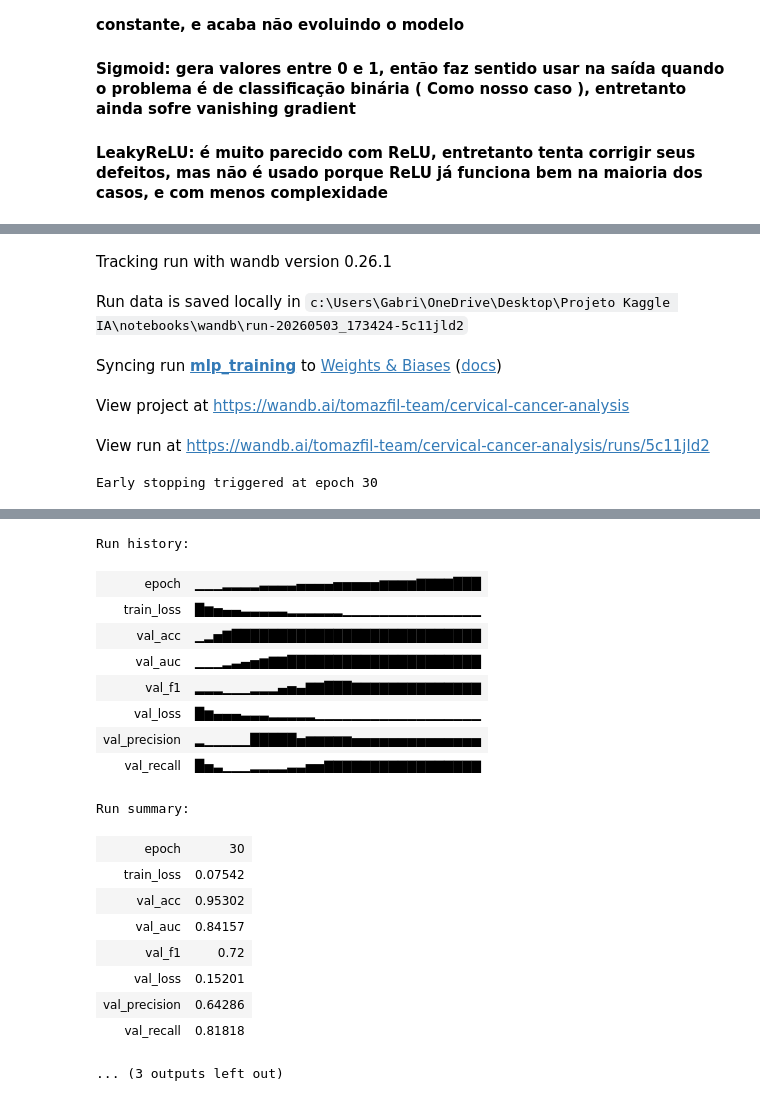
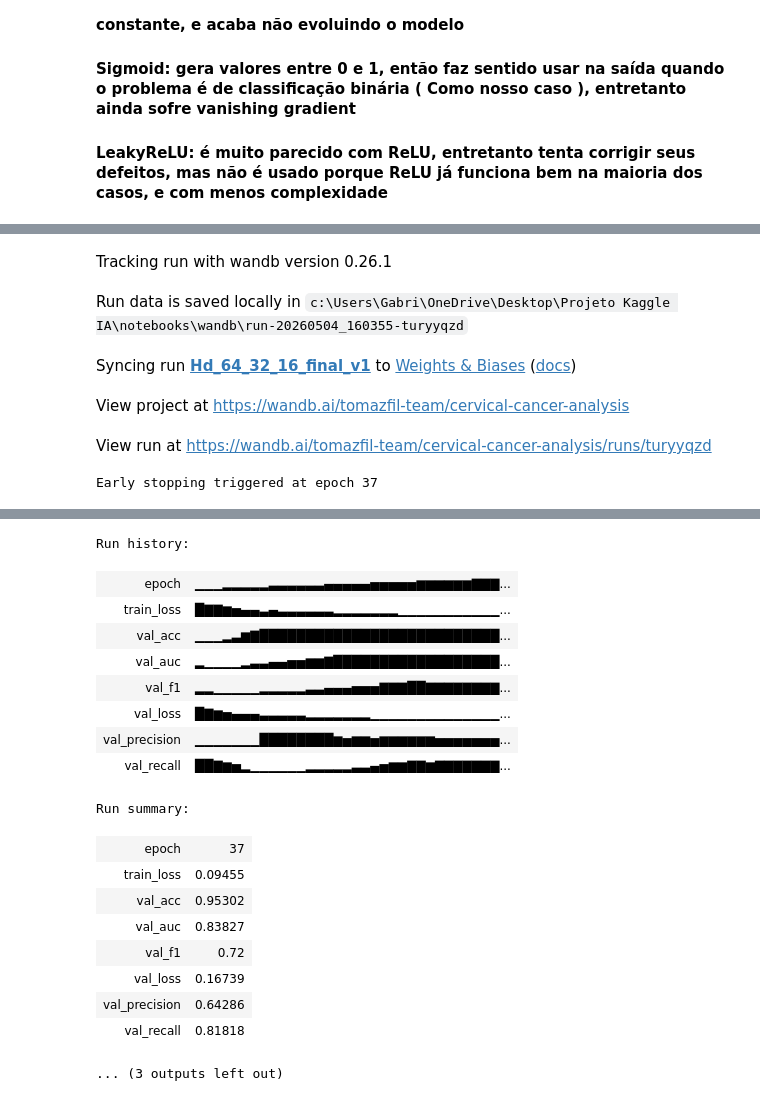
Before and after one commit to GabrielH20/Projeto-Kaggle-IA, a Jupyter notebook: notebooks/note_pipeline_mlops.ipynb, the cells around one changed output, grey strips where cells are left out. Saved outputs shown, nothing was run; the diff lists cells and outputs as text; code cells hidden in the pictures.

```diff
--- a/notebooks/note_pipeline_mlops.ipynb
+++ b/notebooks/note_pipeline_mlops.ipynb
@@ -57,9 +56,9 @@ config = {
         "imputation_strategy": "median"
     },
     "model": {
-        "hidden_sizes": [64, 32],
-        "dropout": 0.2,
-        "learning_rate": 0.001,
+        "hidden_sizes": [64,32,16],
+        "dropout": 0.3,
+        "learning_rate": 0.0005,
         "batch_size": 32,
         "epochs": 100,
         "early_stopping_patience": 10
@@ -285,29 +290,39 @@ class MLP(nn.Module):
 # %%
 def prepare_dataloaders(train_df, test_df, target_col, batch_size):
+    #Separate the target column and transform it through reshaping
     X_train = train_df.drop(columns=[target_col]).values.astype(np.float32)
     y_train = train_df[target_col].values.astype(np.float32).reshape(-1, 1)
     X_test = test_df.drop(columns=[target_col]).values.astype(np.float32)
     y_test = test_df[target_col].values.astype(np.float32).reshape(-1, 1)
 
+    #Data normalization
     scaler = RobustScaler()
     X_train = scaler.fit_transform(X_train)
     X_test = scaler.transform(X_test)
 
+    #Convert numpy arrays to PyTorch tensors
     train_dataset = TensorDataset(torch.tensor(X_train), torch.tensor(y_train))
     test_dataset = TensorDataset(torch.tensor(X_test), torch.tensor(y_test))
 
+    #Number of samples per batch
     train_loader = DataLoader(train_dataset, batch_size=batch_size, shuffle=True)
     test_loader = DataLoader(test_dataset, batch_size=batch_size, shuffle=False)
 
     return train_loader, test_loader, scaler
 
 def train_model(config, train_loader, test_loader, input_dim):
+    #Selecting the CPU to use
     device = torch.device("cuda" if torch.cuda.is_available() else "cpu")
+    #Create the template with the configuration settings
     model = MLP(input_dim, config['model']['hidden_sizes'], dropout=config['model']['dropout']).to(device)
-    criterion = nn.BCEWithLogitsLoss()
+
+    #Apply Sigmoid, transforming the outputs into probability [0,1]
+    criterion = nn.BCEWithLogitsLoss() #combina sigmoid + BCE
+    #Optimization through Learning Rate
     optimizer = optim.Adam(model.parameters(), lr=config['model']['learning_rate'])
 
-    best_loss = float('inf')
+    #Early Stopping
+    best_loss = float('inf') #Para comparação com val_loss
     patience = config['model']['early_stopping_patience']
     counter = 0
 
@@ -324,6 +339,7 @@ def train_model(config, train_loader, test_loader, input_dim):
             loss.backward()
             optimizer.step()
             train_loss += loss.item() * X_batch.size(0)
+        #Train_loss is used to see how much the model is improving over time; if there are no significant changes in the decrease in value, it means overlifting.
         train_loss /= len(train_loader.dataset)
 
         model.eval()
@@ -338,11 +354,11 @@ def train_model(config, train_loader, test_loader, input_dim):
                 X_batch, y_batch = X_batch.to(device), y_batch.to(device)
                 output = model(X_batch)
                 loss = criterion(output, y_batch)
-                #Vall_loss need for see dates what not are see, if her be too much high than train_loss, mean that model is only remenber the train ago
                 val_loss += loss.item() * X_batch.size(0)
 
+                #Use probability to define the cases; a probability greater than 20% is positive, making it more sensitive, but it also generates more false positives.
                 threshold = 0.2
-                pred = (torch.sigmoid(output) > threshold   ).float()
+                pred = (torch.sigmoid(output) > threshold).float()
                 probs = torch.sigmoid(output)
                 correct += (pred == y_batch).sum().item()
 
@@ -350,88 +366,97 @@ def train_model(config, train_loader, test_loader, input_dim):
                 all_preds.extend(pred.cpu().numpy())      #F1
                 all_labels.extend(y_batch.cpu().numpy())  #F1
         try:
-            #
+            #The model's ability to distinguish between two classes, positive and negative, error handling is due to the chance of having only one class
             auc_roc = roc_auc_score(all_labels, all_probs)
         except:
             auc_roc = 0.5
 
+        #Val_Loss calculates the model's data and validation errors; a low val_loss indicates good model generalization, a high val_loss indicates overfitting; a significant difference from train_loss indicates a problem.
         val_loss /= len(test_loader.dataset)
+        #Model accuracy, the number of total correct predictions in relation to the entire dataset; the model here is biased towards always looking at the positives, which is a problem and a more worrying statistic.
         acc = correct / len(test_loader.dataset)
+        #F1 Balancing Precision and Recall (A bit redundant to keep but I'll leave it), the higher the F1, the better it's performing its function.
         f1 = f1_score(all_labels, all_preds, zero_division=0) #New Metrics
+        #Number of actual predictions that the model identified, of positive patients
         recall = recall_score(all_labels, all_preds, zero_division=0)
+        #Measures the quality of positive predictions made by the model, where it analyzes all positive cases.
         precision = precision_score(all_labels, all_preds, zero_division=0)
 
-
+        #Saving Metrics
         wandb.log({"epoch": epoch, "train_loss": train_loss, "val_loss": val_loss, "val_acc": acc,
                    "val_f1": f1, "val_auc": auc_roc,"val_recall": recall,"val_precision": precision}) #New metrics
 
 
-
+        #Early Stopping configuration: if there is no improvement in 10 different epochs, the program will simply stop, also defined in the configuration.
+        #Saves the best model through this code block.
         if val_loss < best_loss:
             best_loss = val_loss
             counter = 0
             torch.save(model.state_dict(), "best_model.pt")
-            model_artifact = wandb.Artifact("trained_model", type="model")
-            model_artifact.add_file("best_model.pt")
-            wandb.log_artifact(model_artifact)
+
         else:
             counter += 1
             if counter >= patience:
                 print(f"Early stopping triggered at epoch {epoch}")
                 break
 
+    model_artifact = wandb.Artifact("trained_model", type="model")
+    model_artifact.add_file("best_model.pt")
+    wandb.log_artifact(model_artifact)
+
+    #Matrix confusion configuration, I configured it incorrectly and initially it sent too many images to Wandb.
     cm = confusion_matrix(all_labels, all_preds)
     plt.figure(figsize=(6, 5))
     sns.heatmap(cm, annot=True, fmt='d', cmap='Blues')
     plt.title('Confusion Matrix')
     plt.ylabel('True Label')
     plt.xlabel('Predicted Label')
 
     wandb.log({f"confusion_matrix - epoch {epoch}": wandb.Image(plt)})
     plt.close()
 
     model.load_state_dict(torch.load("best_model.pt"))
     return model
 
-wandb.init(project="cervical-cancer-analysis", job_type="train", name="mlp_training", config=config)
+wandb.init(project="cervical-cancer-analysis", job_type="train", name="Hd_64_32_16_final_v1", config=config)
 
 train_df = pd.read_csv(path_temp_train)
 test_df = pd.read_csv(path_temp_test)
 
 train_loader, test_loader, scaler = prepare_dataloaders(
     train_df, test_df, config['data']['target_col'], config['model']['batch_size']
 )
 input_dim = train_loader.dataset.tensors[0].shape[1]
 
 model = train_model(config, train_loader, test_loader, input_dim)
 
 wandb.finish()
 print("Treinamento concluído e melhor modelo salvo no W&B.")
 # %% [output]
 [interactive output not drawn]
 Tracking run with wandb version 0.26.1
-Run data is saved locally in c:\Users\Gabri\OneDrive\Desktop\Projeto Kaggle IA\notebooks\wandb\run-20260503_173424-5c11jld2
+Run data is saved locally in c:\Users\Gabri\OneDrive\Desktop\Projeto Kaggle IA\notebooks\wandb\run-20260504_160355-turyyqzd
-Syncing run mlp_training to Weights & Biases (docs)
+Syncing run Hd_64_32_16_final_v1 to Weights & Biases (docs)
 View project at https://wandb.ai/tomazfil-team/cervical-cancer-analysis
-View run at https://wandb.ai/tomazfil-team/cervical-cancer-analysis/runs/5c11jld2
+View run at https://wandb.ai/tomazfil-team/cervical-cancer-analysis/runs/turyyqzd
-Early stopping triggered at epoch 30
+Early stopping triggered at epoch 37
 [interactive output not drawn]
 Run history:
-| epoch | ▁▁▁▂▂▂▂▃▃▃▃▄▄▄▄▅▅▅▅▅▆▆▆▆▇▇▇▇███ |
-| train_loss | █▆▅▄▄▃▃▃▃▃▂▂▂▂▂▂▁▁▁▁▁▁▁▁▁▁▁▁▁▁▁ |
-| val_acc | ▁▂▅▇███████████████████████████ |
-| val_auc | ▁▁▁▂▃▄▅▆▇▇█████████████████████ |
-| val_f1 | ▂▂▂▁▁▁▂▂▂▄▅▄▇▇███▇▇▇▇▇▇▇▇▇▇▇▇▇▇ |
-| val_loss | █▆▄▄▄▃▃▃▂▂▂▂▂▁▁▁▁▁▁▁▁▁▁▁▁▁▁▁▁▁▁ |
-| val_precision | ▂▁▁▁▁▁█████▅▆▆▆▆▆▅▅▅▅▅▅▅▅▅▅▅▅▅▅ |
-| val_recall | █▅▃▁▁▁▂▂▂▂▃▃▅▅▇▇▇▇▇▇▇▇▇▇▇▇▇▇▇▇▇ |
+| epoch | ▁▁▁▂▂▂▂▂▃▃▃▃▃▃▄▄▄▄▄▅▅▅▅▅▆▆▆▆▆▆▇▇▇... |
+| train_loss | █▇▇▆▅▄▄▃▄▃▃▃▃▃▃▂▂▂▂▂▂▂▁▁▁▁▁▁▁▁▁▁▁... |
+| val_acc | ▁▁▁▂▃▆▇██████████████████████████... |
+| val_auc | ▂▁▁▁▁▂▃▃▄▄▅▅▆▆▇██████████████████... |
+| val_f1 | ▂▂▁▁▁▁▁▂▂▂▂▂▃▃▄▄▄▅▅▅▇▇▇██▇▇▇▇▇▇▇▇... |
+| val_loss | █▇▆▅▄▄▄▃▃▃▃▃▂▂▂▂▂▂▂▁▁▁▁▁▁▁▁▁▁▁▁▁▁... |
+| val_precision | ▁▁▁▁▁▁▁████████▆▅▆▆▅▆▆▆▆▆▆▅▅▅▅▅▅▅... |
+| val_recall | ██▇▆▅▂▁▁▁▁▁▁▂▂▂▂▂▃▃▄▅▆▆▇▇▆▇▇▇▇▇▇▇... |
 Run summary:
-| epoch | 30 |
-| train_loss | 0.07542 |
+| epoch | 37 |
+| train_loss | 0.09455 |
 | val_acc | 0.95302 |
-| val_auc | 0.84157 |
+| val_auc | 0.83827 |
 | val_f1 | 0.72 |
-| val_loss | 0.15201 |
+| val_loss | 0.16739 |
 | val_precision | 0.64286 |
 | val_recall | 0.81818 |
 ... (3 outputs left out)
```
Also changed, not shown: parts of 7 cells of this notebook, 4 other files.
